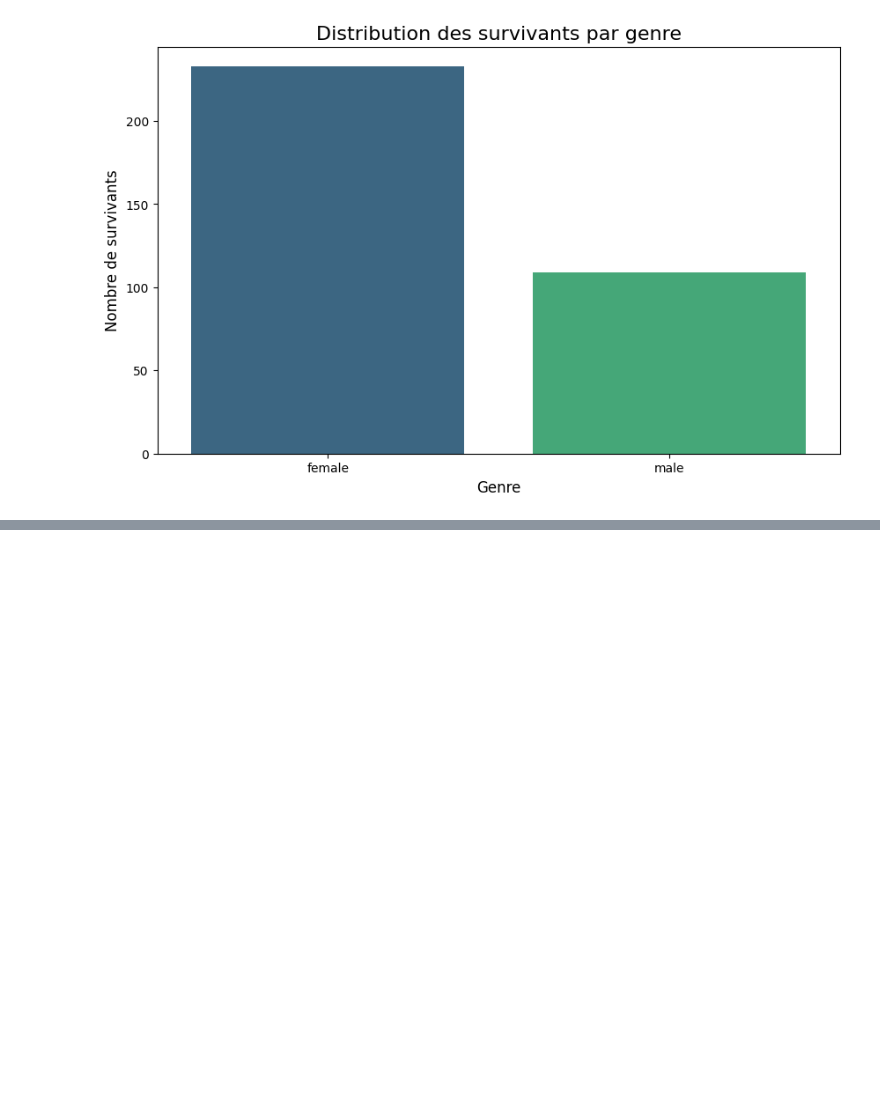
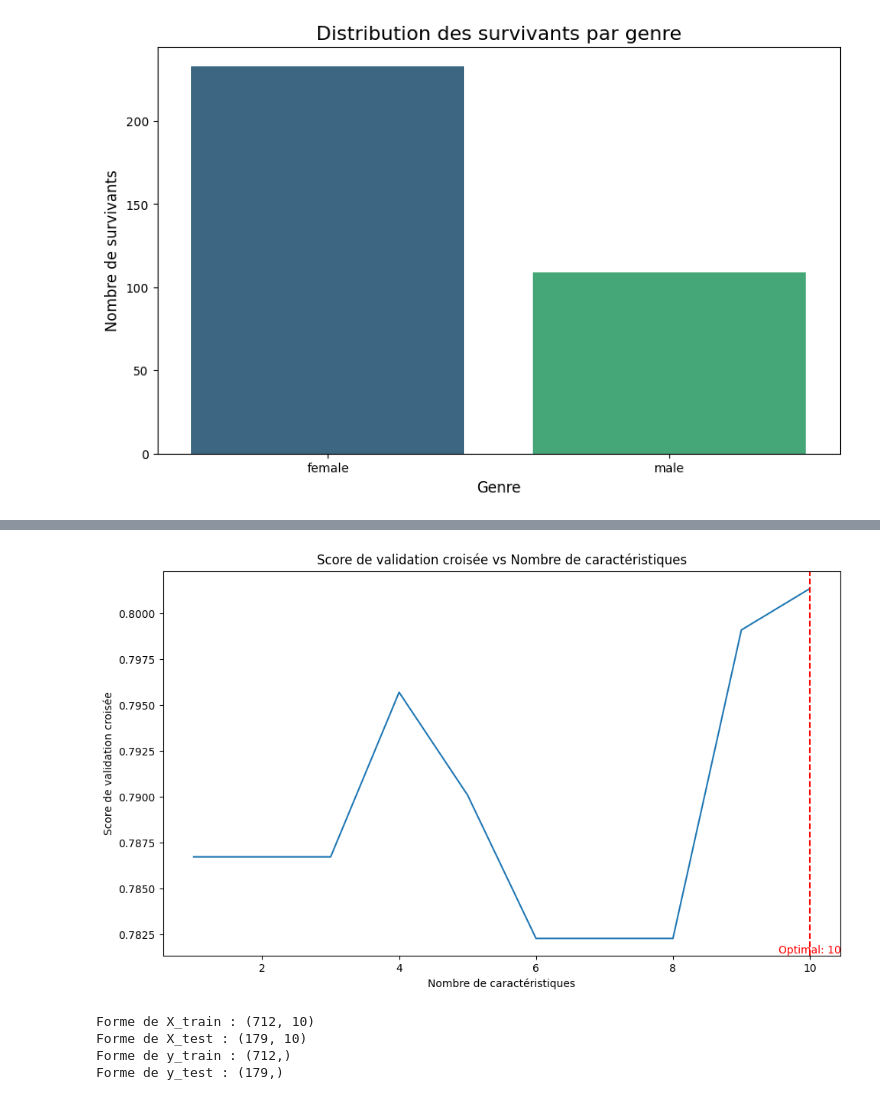
Before and after one commit to gaesty/MachineLearning, a Jupyter notebook: titanic.ipynb, the cells around one changed output, grey strips where cells are left out. Saved outputs shown, nothing was run; the diff lists cells and outputs as text; code cells hidden in the pictures; blank space fills up the shorter version.

```diff
--- a/titanic.ipynb
+++ b/titanic.ipynb
@@ -199,7 +199,7 @@ print(encoded_df.head())
 3     False     False       False        True
 4      True      True       False        True
 # %%
-# df['Sex_male'] = (df['Sex'] == 'male').astype(int)
+df['Sex_male'] = (df['Sex'] == 'male').astype(int)
 # columns_to_keep = ['Survived', 'Age', 'Fare', 'TravelAlone', 'Sex_male']
 # df = df[columns_to_keep]
-# print(df.head())
+print(df.head())
@@ -438,0 +434,13 @@ LogisticRegression does not accept missing values encoded as NaN natively. For s
+# %%
+df = pd.get_dummies(df, columns=['Pclass', 'Embarked', 'Sex'], drop_first=True)
+
+if 'TravelAlone' not in df.columns:
+    df['TravelAlone'] = ((df['SibSp'] == 0) & (df['Parch'] == 0)).astype(int)
+
+if 'IsMinor' not in df.columns:
+    df['IsMinor'] = (df['Age'] < 16).astype(int)
+
+print(df.columns)
+
+X = df[['Age', 'Fare', 'TravelAlone', 'Pclass_2', 'Pclass_3', 'Embarked_Q', 'Embarked_S', 'Sex_male', 'IsMinor']]
+y = df['Survived']
@@ -438,0 +452,12 @@ LogisticRegression does not accept missing values encoded as NaN natively. For s
+# %%
+estimator = LogisticRegression(random_state=42)
+selector = RFECV(estimator=estimator,
+                 step=1,
+                 cv=StratifiedKFold(5),
+                 scoring='accuracy',
+                 min_features_to_select=1)
+
+selector = selector.fit(X, y)
+
+print("Nombre optimal de caractéristiques :", selector.n_features_)
+selected_features = X.columns[selector.support_].tolist()
@@ -438,0 +500,30 @@ LogisticRegression does not accept missing values encoded as NaN natively. For s
+# %%
+plt.figure(figsize=(10, 6))
+plt.plot(range(1, len(selector.cv_results_['mean_test_score']) + 1), selector.cv_results_['mean_test_score'])
+plt.xlabel('Nombre de caractéristiques')
+plt.ylabel('Score de validation croisée')
+plt.title('Score de validation croisée vs Nombre de caractéristiques')
+
+plt.axvline(x=selector.n_features_, color='red', linestyle='--')
+plt.text(selector.n_features_, plt.ylim()[0], f'Optimal: {selector.n_features_}',
+         verticalalignment='bottom', horizontalalignment='center', color='red')
+
+plt.tight_layout()
+plt.show()
+# %% [output]
+[figure, added]
+# %%
+from sklearn.linear_model import LogisticRegression
+from sklearn.model_selection import train_test_split
+
+X_train, X_test, y_train, y_test = train_test_split(X, y, test_size=0.2, random_state=42)
+
+print("Forme de X_train :", X_train.shape)
+print("Forme de X_test :", X_test.shape)
+print("Forme de y_train :", y_train.shape)
+print("Forme de y_test :", y_test.shape)
+# %% [output]
+Forme de X_train : (712, 10)
+Forme de X_test : (179, 10)
+Forme de y_train : (712,)
+Forme de y_test : (179,)
```
Also changed, not shown: parts of 19 cells of this notebook.
